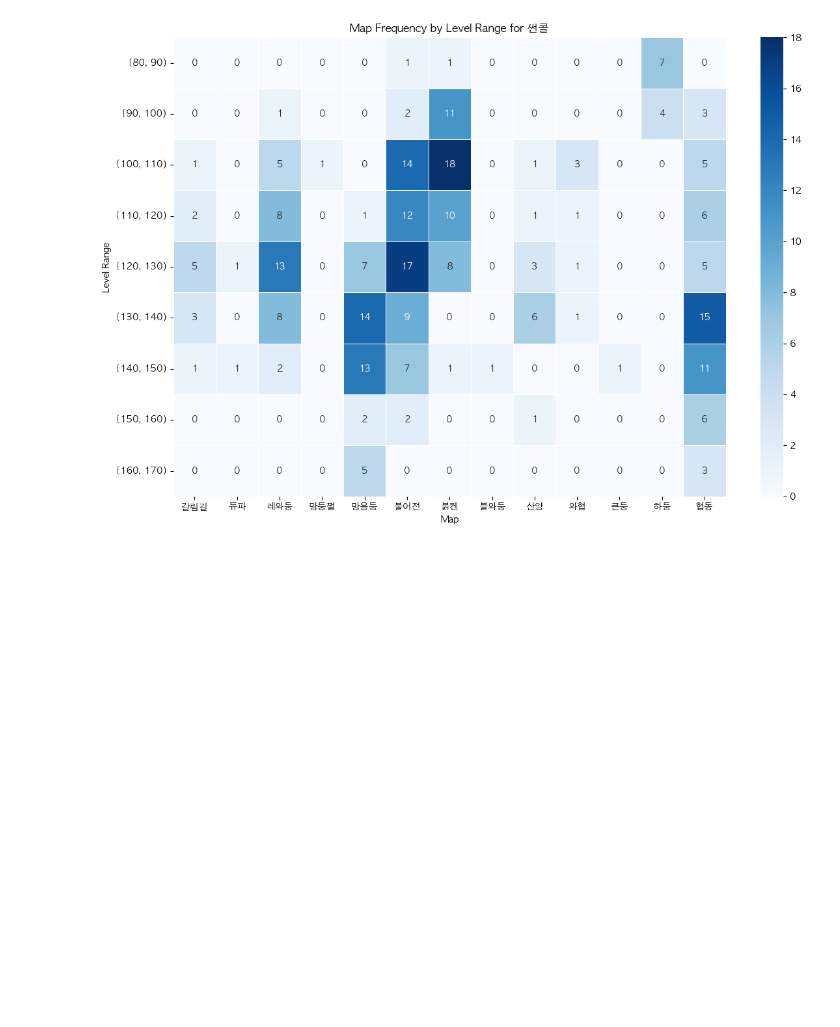
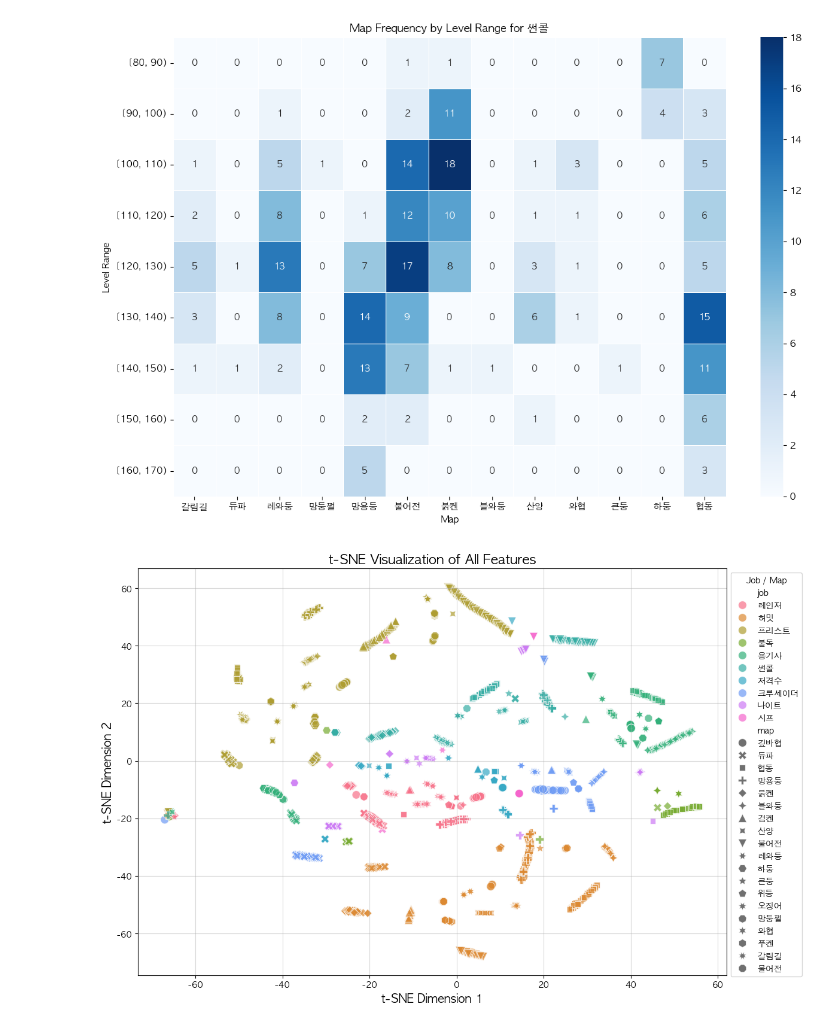
Before and after one commit to jongwonIee/mapleland, a Jupyter notebook: party/main.ipynb, the cells around one changed output. Saved outputs shown, nothing was run; the diff lists cells and outputs as text; code cells hidden in the pictures; blank space fills up the shorter version.

Commit message:
tsne

```diff
--- a/party/main.ipynb
+++ b/party/main.ipynb
@@ -1282,5 +1282,70 @@ plot_map_frequency_by_level_range(df, '썬콜')
 [figure]
 [figure]
 [figure]
+# %%
+import pandas as pd
+from sklearn.manifold import TSNE
+from sklearn.preprocessing import StandardScaler, OneHotEncoder
+import matplotlib.pyplot as plt
+import seaborn as sns
+
+def preprocess_data(df):
+    """
+    Preprocesses the data for t-SNE:
+    - Encodes categorical features (e.g., job, map).
+    - Fills missing values.
+    - Normalizes numerical features.
+    """
+    # One-Hot Encode categorical features
+    categorical_features = ["job", "map"]
+    encoder = OneHotEncoder(sparse_output=False, handle_unknown="ignore")  # Corrected parameter
+    encoded_cats = encoder.fit_transform(df[categorical_features])
+    encoded_df = pd.DataFrame(encoded_cats, columns=encoder.get_feature_names_out(categorical_features))
+
+    # Normalize numerical features
+    numerical_features = ["level"]
+    df[numerical_features] = df[numerical_features].fillna(0)  # Fill NaNs
+    scaler = StandardScaler()
+    normalized_nums = scaler.fit_transform(df[numerical_features])
+    normalized_df = pd.DataFrame(normalized_nums, columns=numerical_features)
+
+    # Combine all features
+    combined_df = pd.concat([normalized_df, encoded_df], axis=1)
+    return combined_df
+
+def tsne_visualization(df, perplexity=30, learning_rate=200, n_iter=1000):
+    """
+    Applies t-SNE to the dataset and visualizes the results.
+    """
+    # Preprocess the data
+    processed_data = preprocess_data(df)
+
+    # Apply t-SNE
+    tsne = TSNE(n_components=2, perplexity=perplexity, learning_rate=learning_rate, n_iter=n_iter, random_state=42)
+    tsne_results = tsne.fit_transform(processed_data)
+
+    # Add t-SNE results to the original DataFrame
+    df["tsne_dim1"] = tsne_results[:, 0]
+    df["tsne_dim2"] = tsne_results[:, 1]
+
+    # Plot the t-SNE visualization
+    plt.figure(figsize=(12, 8))
+    scatter = sns.scatterplot(
+        data=df, x="tsne_dim1", y="tsne_dim2", hue="job", style="map",
+        palette="husl", s=100, alpha=0.7, edgecolor="w"
+    )
+    scatter.legend(loc="best", bbox_to_anchor=(1, 1), title="Job / Map")
+    plt.title("t-SNE Visualization of All Features", fontsize=16)
+    plt.xlabel("t-SNE Dimension 1", fontsize=14)
+    plt.ylabel("t-SNE Dimension 2", fontsize=14)
+    plt.grid(True, alpha=0.5)
+    plt.tight_layout()
+    plt.show()
+
+# Example usage
+# Assuming df_combined_raw is the combined DataFrame
+tsne_visualization(df)
+# %% [output]
+[figure, added]
 # %%
 #by Willkie
```
